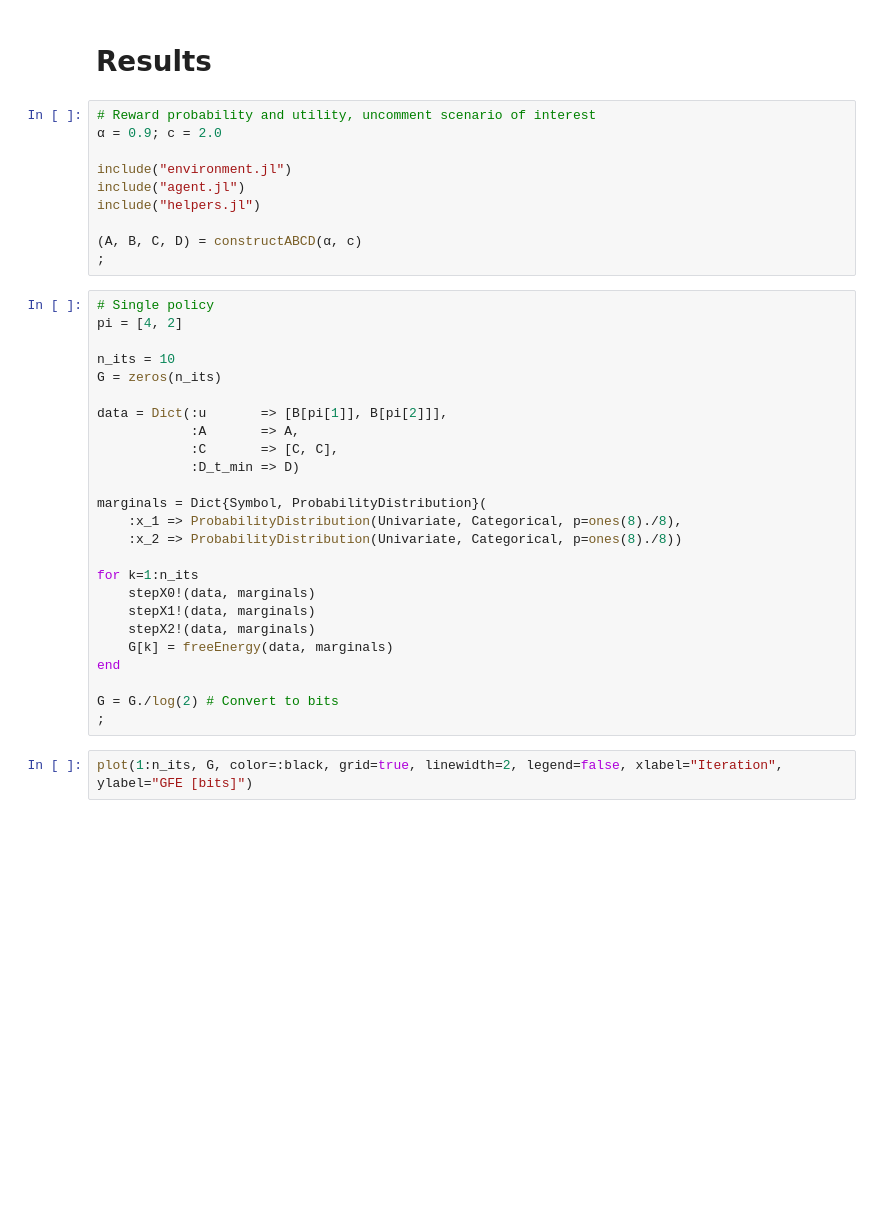
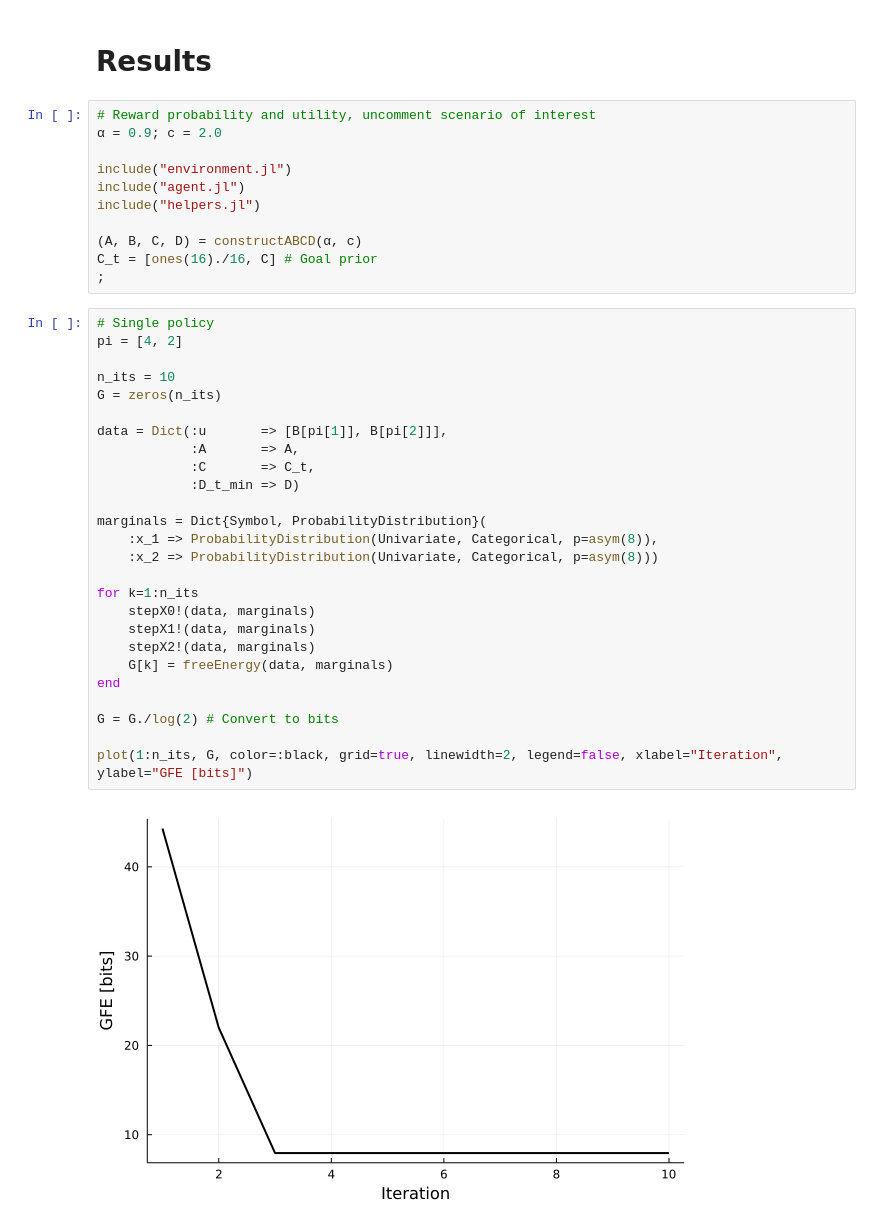
Before and after one commit to biaslab/LAIF, a Jupyter notebook: src/FLSimulations/T-maze_planning_GMFE.ipynb, the cells around one changed output. Saved outputs shown, nothing was run; the diff lists cells and outputs as text; blank space fills up the shorter version.

```diff
--- a/src/FLSimulations/T-maze_planning_GMFE.ipynb
+++ b/src/FLSimulations/T-maze_planning_GMFE.ipynb
@@ -79,33 +79,35 @@ include("agent.jl")
 include("helpers.jl")
 
 (A, B, C, D) = constructABCD(α, c)
+C_t = [ones(16)./16, C] # Goal prior
 ;
 # %%
 # Single policy
 pi = [4, 2]
 
 n_its = 10
 G = zeros(n_its)
 
 data = Dict(:u       => [B[pi[1]], B[pi[2]]],
             :A       => A,
-            :C       => [C, C],
+            :C       => C_t,
             :D_t_min => D)
 
 marginals = Dict{Symbol, ProbabilityDistribution}(
-    :x_1 => ProbabilityDistribution(Univariate, Categorical, p=ones(8)./8),
-    :x_2 => ProbabilityDistribution(Univariate, Categorical, p=ones(8)./8))
+    :x_1 => ProbabilityDistribution(Univariate, Categorical, p=asym(8)),
+    :x_2 => ProbabilityDistribution(Univariate, Categorical, p=asym(8)))
 
 for k=1:n_its
     stepX0!(data, marginals)
     stepX1!(data, marginals)
     stepX2!(data, marginals)
     G[k] = freeEnergy(data, marginals)
 end
 
 G = G./log(2) # Convert to bits
-;
+
+plot(1:n_its, G, color=:black, grid=true, linewidth=2, legend=false, xlabel="Iteration", ylabel="GFE [bits]")
+# %% [output]
+[figure, added]
-# %%
-plot(1:n_its, G, color=:black, grid=true, linewidth=2, legend=false, xlabel="Iteration", ylabel="GFE [bits]")
 # %%
 # GMFE for all policies
```
Also changed, not shown: parts of 1 cell of this notebook, 16 other files.
